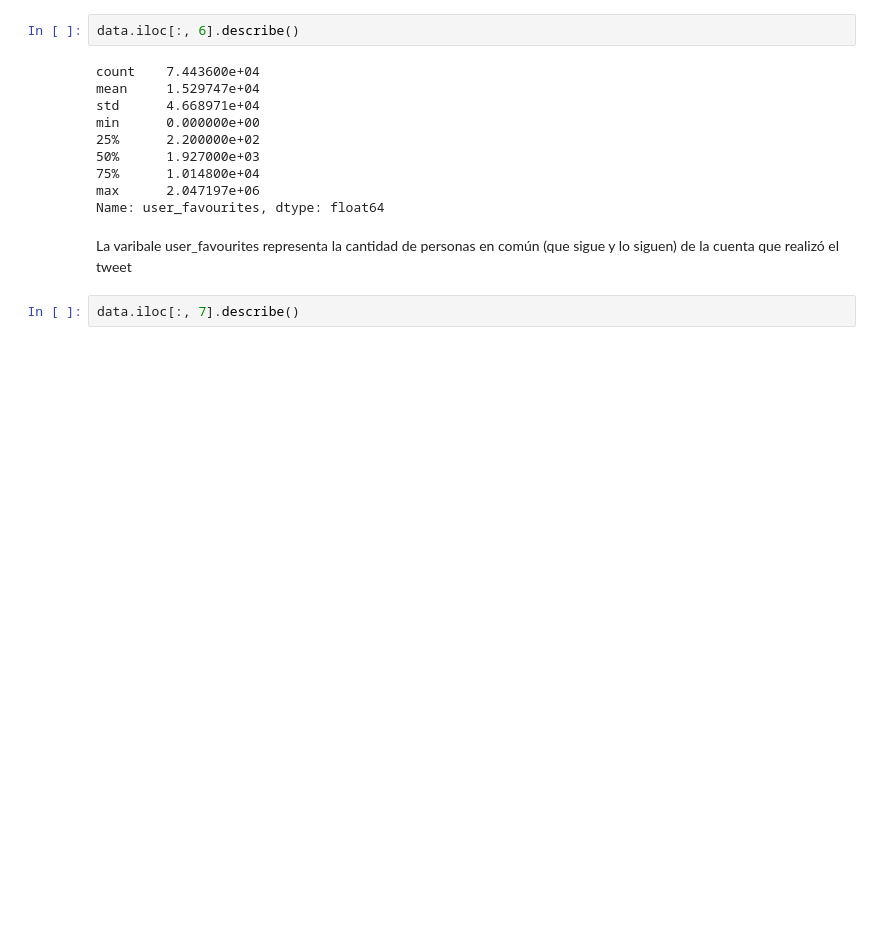
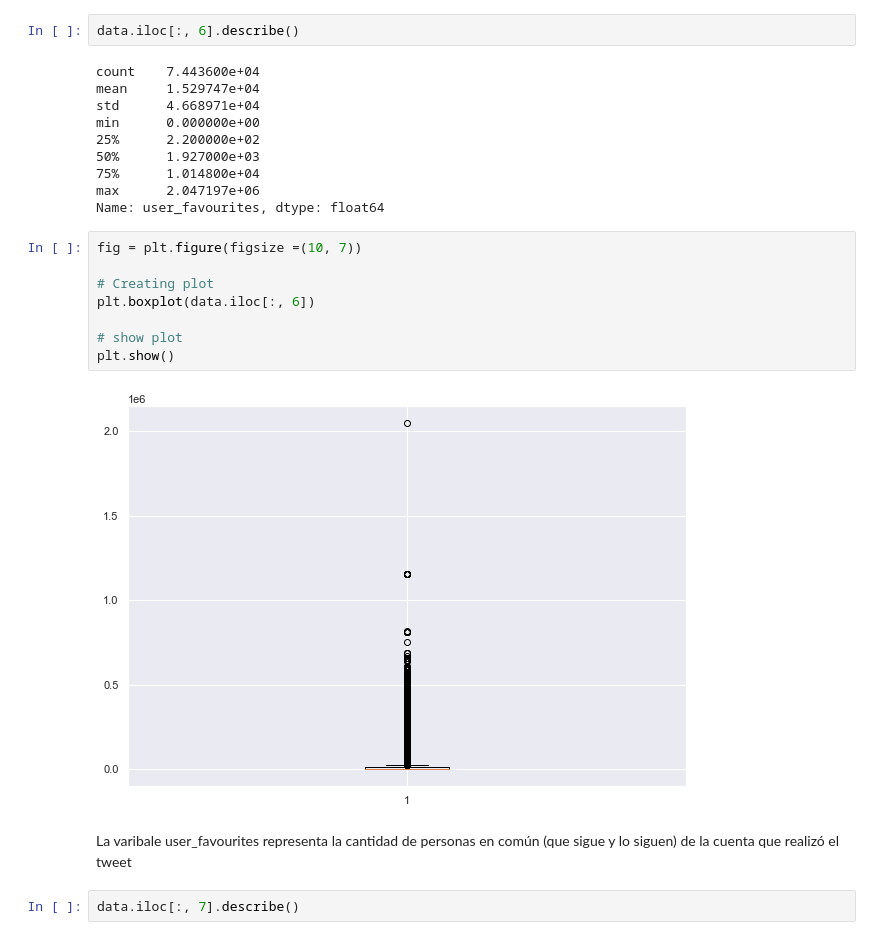
Before and after one commit to paofgz/retoAnalitica, a Jupyter notebook: Dia2/ObtencionEstadisticasDescriptivas.ipynb, the cells around one changed output. Drawn from its saved outputs; the diff is of its cells as text; blank space fills up the shorter version.

```diff
--- a/Dia2/ObtencionEstadisticasDescriptivas.ipynb
+++ b/Dia2/ObtencionEstadisticasDescriptivas.ipynb
@@ -134,6 +156,16 @@ min      0.000000e+00
 75%      1.014800e+04
 max      2.047197e+06
 Name: user_favourites, dtype: float64
+# %%
+fig = plt.figure(figsize =(10, 7))
+
+# Creating plot
+plt.boxplot(data.iloc[:, 6])
+
+# show plot
+plt.show()
+# %% [output]
+[figure, added]
 # %% [markdown]
 La varibale user_favourites representa la cantidad de personas en común (que sigue y lo siguen) de la cuenta que realizó el tweet
 # %%
```
Also changed, not shown: parts of 10 cells of this notebook, 3 other files.
